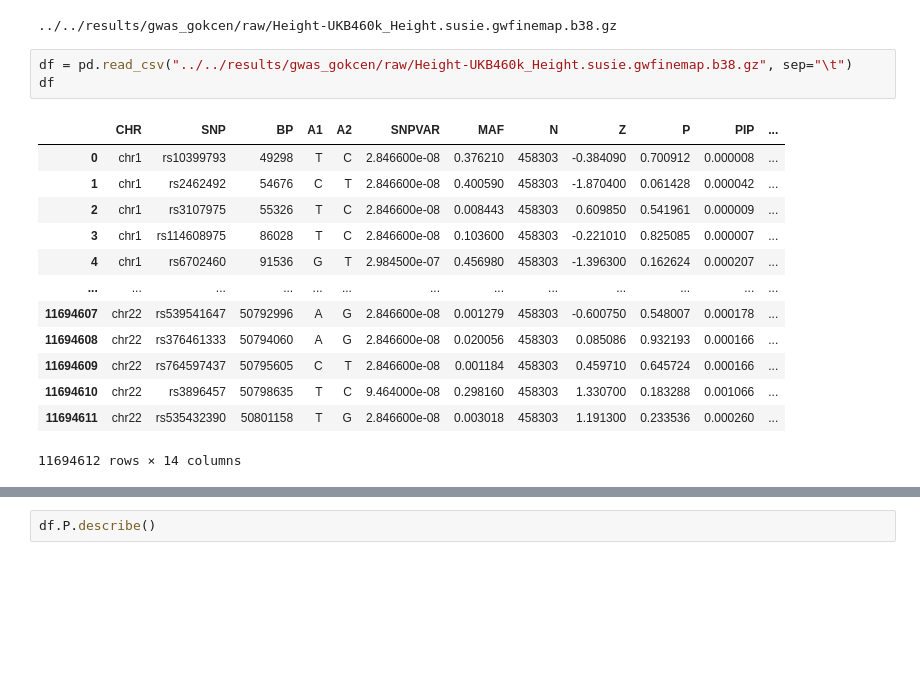
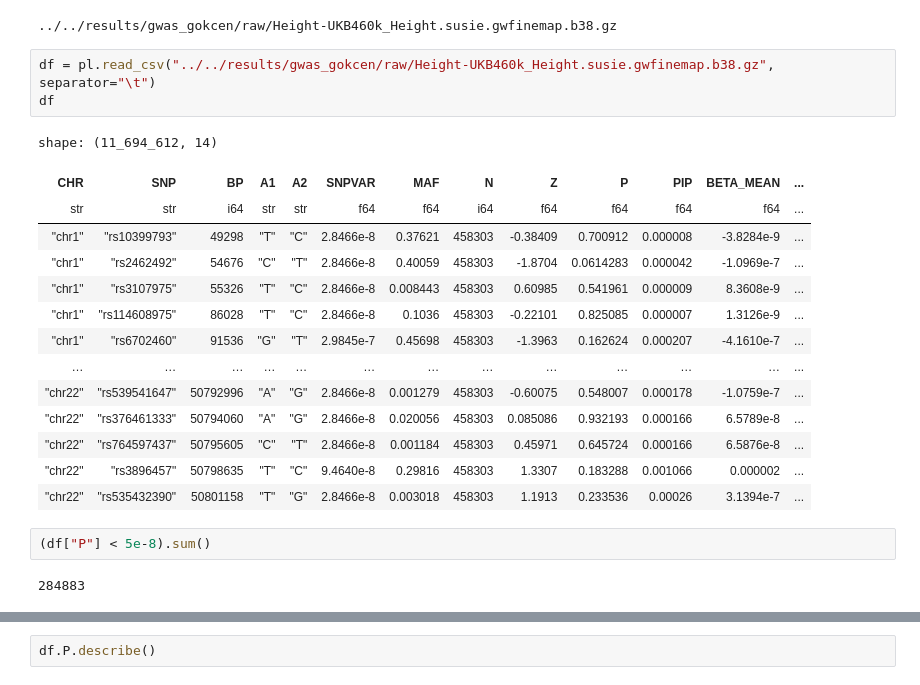
Before and after one commit to minjaf/TraitGym, a Jupyter notebook: workflow/notebooks/top_features.ipynb, the cells around one changed output, grey strips where cells are left out. Drawn from its saved outputs; the diff is of its cells as text; blank space fills up the shorter version.

```diff
--- a/workflow/notebooks/top_features.ipynb
+++ b/workflow/notebooks/top_features.ipynb
@@ -196,19 +197,24 @@ Name: count, dtype: int64
 # %% [output]
 ../../results/gwas_gokcen/raw/Height-UKB460k_Height.susie.gwfinemap.b38.gz
 # %%
-df = pd.read_csv("../../results/gwas_gokcen/raw/Height-UKB460k_Height.susie.gwfinemap.b38.gz", sep="\t")
+df = pl.read_csv("../../results/gwas_gokcen/raw/Height-UKB460k_Height.susie.gwfinemap.b38.gz", separator="\t")
 df
 # %% [output]
+shape: (11_694_612, 14)
-|  | CHR | SNP | BP | A1 | A2 | SNPVAR | MAF | N | Z | P | PIP | ... |
-| 0 | chr1 | rs10399793 | 49298 | T | C | 2.846600e-08 | 0.376210 | 458303 | -0.384090 | 0.700912 | 0.000008 | ... |
-| 1 | chr1 | rs2462492 | 54676 | C | T | 2.846600e-08 | 0.400590 | 458303 | -1.870400 | 0.061428 | 0.000042 | ... |
-| 2 | chr1 | rs3107975 | 55326 | T | C | 2.846600e-08 | 0.008443 | 458303 | 0.609850 | 0.541961 | 0.000009 | ... |
-| 3 | chr1 | rs114608975 | 86028 | T | C | 2.846600e-08 | 0.103600 | 458303 | -0.221010 | 0.825085 | 0.000007 | ... |
-| 4 | chr1 | rs6702460 | 91536 | G | T | 2.984500e-07 | 0.456980 | 458303 | -1.396300 | 0.162624 | 0.000207 | ... |
-| ... | ... | ... | ... | ... | ... | ... | ... | ... | ... | ... | ... | ... |
-| 11694607 | chr22 | rs539541647 | 50792996 | A | G | 2.846600e-08 | 0.001279 | 458303 | -0.600750 | 0.548007 | 0.000178 | ... |
-| 11694608 | chr22 | rs376461333 | 50794060 | A | G | 2.846600e-08 | 0.020056 | 458303 | 0.085086 | 0.932193 | 0.000166 | ... |
-| 11694609 | chr22 | rs764597437 | 50795605 | C | T | 2.846600e-08 | 0.001184 | 458303 | 0.459710 | 0.645724 | 0.000166 | ... |
-| 11694610 | chr22 | rs3896457 | 50798635 | T | C | 9.464000e-08 | 0.298160 | 458303 | 1.330700 | 0.183288 | 0.001066 | ... |
-| 11694611 | chr22 | rs535432390 | 50801158 | T | G | 2.846600e-08 | 0.003018 | 458303 | 1.191300 | 0.233536 | 0.000260 | ... |
+| CHR | SNP | BP | A1 | A2 | SNPVAR | MAF | N | Z | P | PIP | BETA_MEAN | ... |
+| str | str | i64 | str | str | f64 | f64 | i64 | f64 | f64 | f64 | f64 | ... |
+| "chr1" | "rs10399793" | 49298 | "T" | "C" | 2.8466e-8 | 0.37621 | 458303 | -0.38409 | 0.700912 | 0.000008 | -3.8284e-9 | ... |
+| "chr1" | "rs2462492" | 54676 | "C" | "T" | 2.8466e-8 | 0.40059 | 458303 | -1.8704 | 0.0614283 | 0.000042 | -1.0969e-7 | ... |
+| "chr1" | "rs3107975" | 55326 | "T" | "C" | 2.8466e-8 | 0.008443 | 458303 | 0.60985 | 0.541961 | 0.000009 | 8.3608e-9 | ... |
+| "chr1" | "rs114608975" | 86028 | "T" | "C" | 2.8466e-8 | 0.1036 | 458303 | -0.22101 | 0.825085 | 0.000007 | 1.3126e-9 | ... |
+| "chr1" | "rs6702460" | 91536 | "G" | "T" | 2.9845e-7 | 0.45698 | 458303 | -1.3963 | 0.162624 | 0.000207 | -4.1610e-7 | ... |
+| … | … | … | … | … | … | … | … | … | … | … | … | ... |
+| "chr22" | "rs539541647" | 50792996 | "A" | "G" | 2.8466e-8 | 0.001279 | 458303 | -0.60075 | 0.548007 | 0.000178 | -1.0759e-7 | ... |
+| "chr22" | "rs376461333" | 50794060 | "A" | "G" | 2.8466e-8 | 0.020056 | 458303 | 0.085086 | 0.932193 | 0.000166 | 6.5789e-8 | ... |
+| "chr22" | "rs764597437" | 50795605 | "C" | "T" | 2.8466e-8 | 0.001184 | 458303 | 0.45971 | 0.645724 | 0.000166 | 6.5876e-8 | ... |
+| "chr22" | "rs3896457" | 50798635 | "T" | "C" | 9.4640e-8 | 0.29816 | 458303 | 1.3307 | 0.183288 | 0.001066 | 0.000002 | ... |
+| "chr22" | "rs535432390" | 50801158 | "T" | "G" | 2.8466e-8 | 0.003018 | 458303 | 1.1913 | 0.233536 | 0.00026 | 3.1394e-7 | ... |
-11694612 rows × 14 columns
+# %%
+(df["P"] < 5e-8).sum()
+# %% [output]
+284883
```
Also changed, not shown: parts of 4 cells of this notebook, 7 other files.
